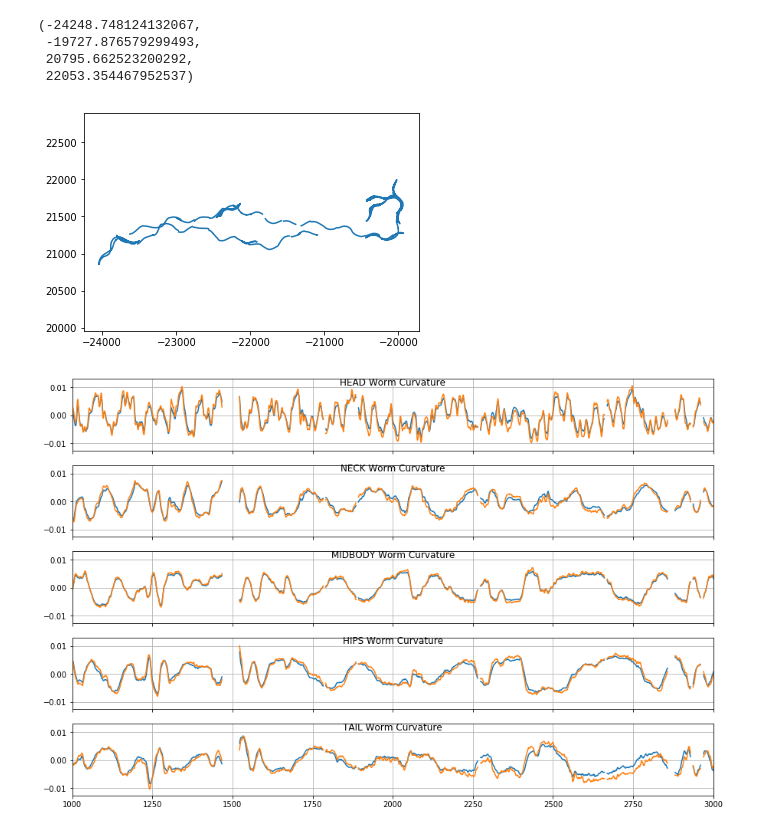
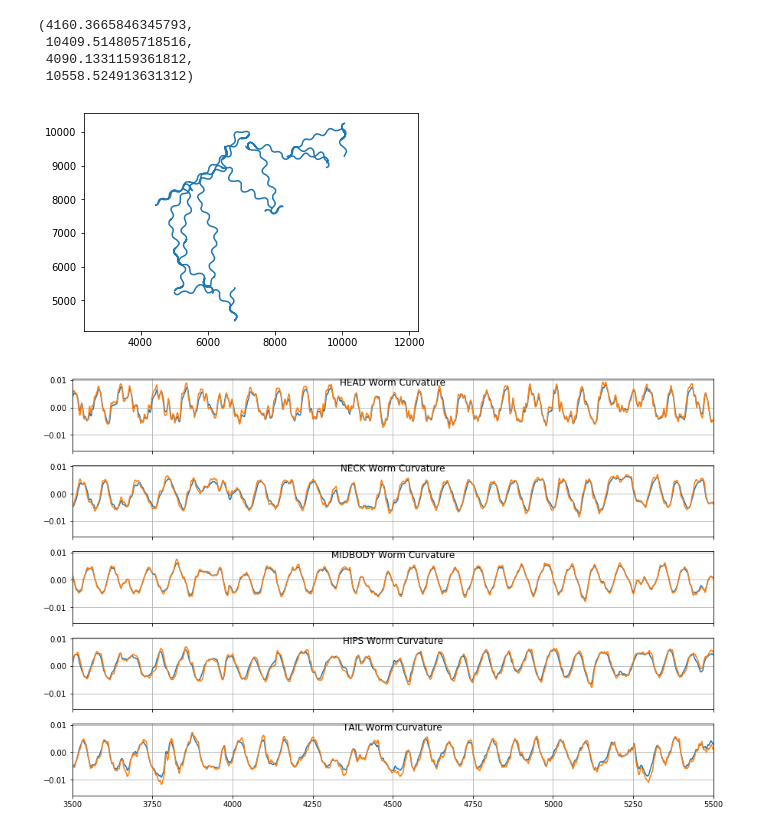
Before and after one commit to ver228/tierpsy-features, a Jupyter notebook: notebooks/Bend Angles.ipynb, the cells around one changed output. Drawn from its saved outputs; the diff is of its cells as text; code cells hidden in the pictures.

```diff
--- a/notebooks/Bend Angles.ipynb
+++ b/notebooks/Bend Angles.ipynb
@@ -6,11 +6,16 @@ import numba
 
 import matplotlib.pylab as plt
 import matplotlib.cm as cm
+from matplotlib import animation
+
 from IPython.display import HTML
 
-from postures import get_curvature, _h_curvature, get_eigen_projections, get_length
+from tierpsy_features.postures import get_curvature, _h_curvature, \
+get_eigen_projections, get_length, _h_curvature_test
+from tierpsy_features.velocities import _h_ax_range
 
-data = np.load('worm_example_small_W1.npz')
+
+data = np.load('./data/worm_example.npz')
 skeletons = data['skeleton']
 dorsal_contours = data['dorsal_contour']
 ventral_contours = data['ventral_contour']
@@ -18,25 +23,25 @@ ventral_contours = data['ventral_contour']
 plt.plot(skeletons[:, 25, 0], skeletons[:, 25, 1])
 plt.axis('equal')
 # %% [output]
-(-24248.748124132067,
- -19727.876579299493,
- 20795.662523200292,
- 22053.354467952537)
+(4160.3665846345793,
+ 10409.514805718516,
+ 4090.1331159361812,
+ 10558.524913631312)
-[figure, old version]
+[figure, new version]
 # %%
-xlim = (1000, 3000)
+d_r = (3500, 5500)
 
 f, axs = plt.subplots(5, sharex=True, sharey=True, figsize = (15, 10))
 
 skel_lengths = get_length(skeletons)
 for points_window in [5, 4]:#range(4, 6):
     segment_curvatures = get_curvature(skeletons, points_window, lengths=None)
 
     for ax, (p, curv) in zip(axs, segment_curvatures.items()):
         ax.plot(curv)
         ax.set_title(p.upper() + ' Worm Curvature', y=0.85)
         ax.grid('on')
-    plt.xlim(xlim)
+    plt.xlim(d_r)
 # %% [output]
-[figure, old version]
+[figure, new version]
 # %%
```
Also changed, not shown: parts of 5 cells of this notebook, 28 other files.
